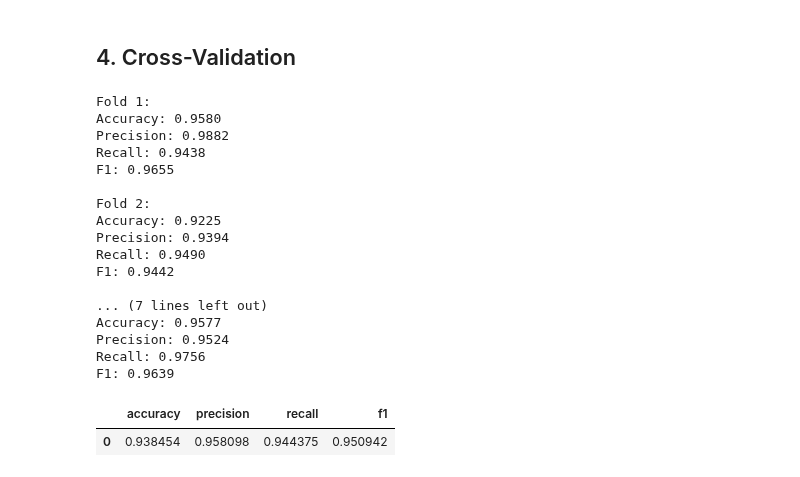
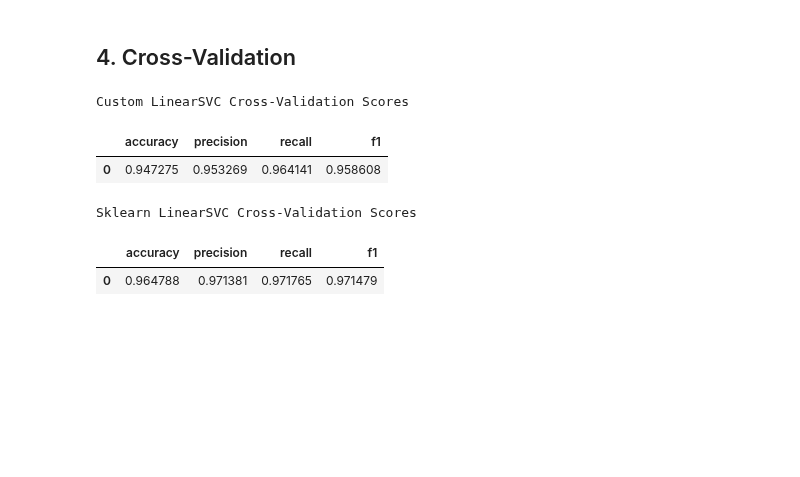
Before and after one commit to EyadMostafa/ml-from-scratch, a Jupyter notebook: notebooks/linear_svc.ipynb, the cells around one changed output. Cells and saved outputs as stored; diff of their text form; code cells hidden in the pictures; blank space fills up the shorter version.

```diff
--- a/notebooks/linear_svc.ipynb
+++ b/notebooks/linear_svc.ipynb
@@ -91,24 +110,14 @@ plt.show()
 # %% [markdown]
 ## 4. Cross-Validation
 # %%
-cross_validate(CustomLinearSVC, X_bc, y_bc, cv=4)
+print("Custom LinearSVC Cross-Validation Scores")
+display(cross_validate(CustomLinearSVC, X_bc, y_bc, cv=5, verbose=False))
+print("Sklearn LinearSVC Cross-Validation Scores")
+display(cross_validate(LinearSVC, X_bc, y_bc, cv=5, verbose=False))
 # %% [output]
-Fold 1:
-Accuracy: 0.9580
-Precision: 0.9882
-Recall: 0.9438
-F1: 0.9655
-
-Fold 2:
-Accuracy: 0.9225
-Precision: 0.9394
-Recall: 0.9490
-F1: 0.9442
-
-... (7 lines left out)
-Accuracy: 0.9577
-Precision: 0.9524
-Recall: 0.9756
-F1: 0.9639
+Custom LinearSVC Cross-Validation Scores
 |  | accuracy | precision | recall | f1 |
-| 0 | 0.938454 | 0.958098 | 0.944375 | 0.950942 |
+| 0 | 0.947275 | 0.953269 | 0.964141 | 0.958608 |
+Sklearn LinearSVC Cross-Validation Scores
+|  | accuracy | precision | recall | f1 |
+| 0 | 0.964788 | 0.971381 | 0.971765 | 0.971479 |
```
Also changed, not shown: parts of 6 cells of this notebook, 4 other files.
